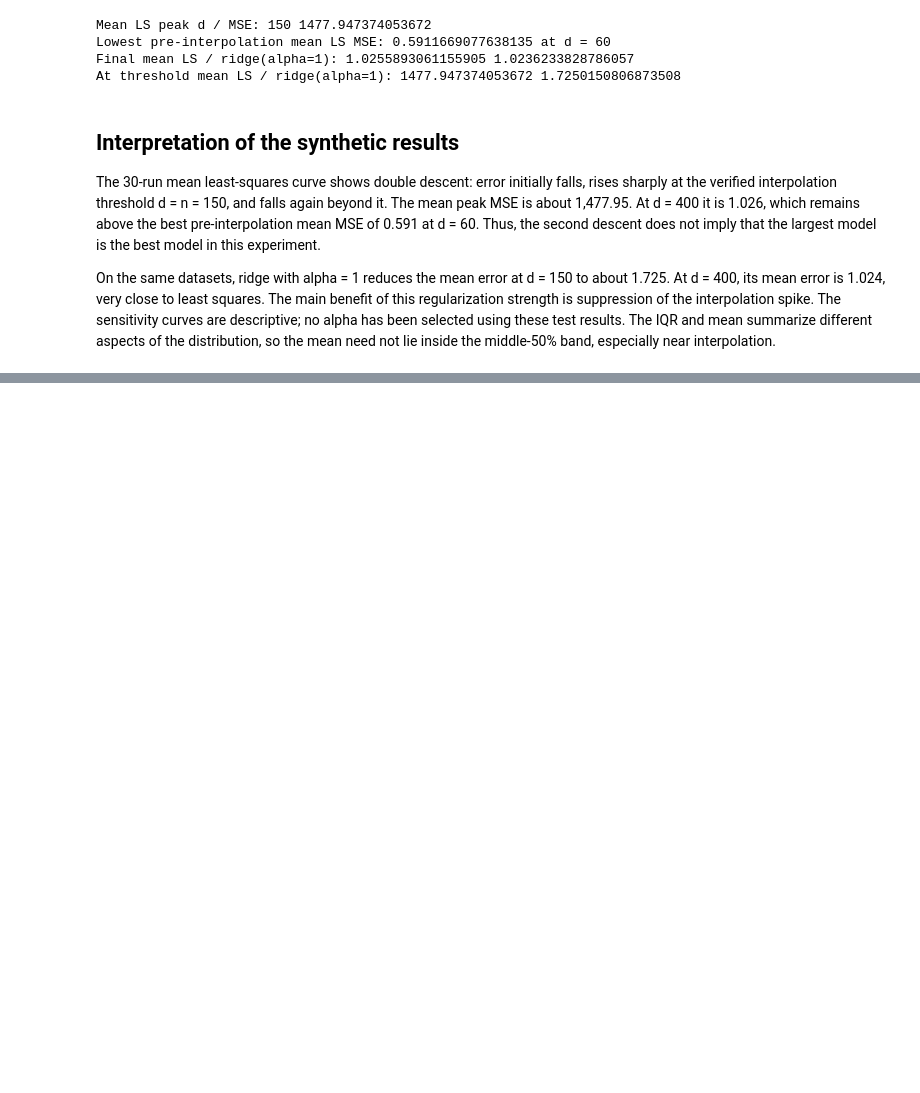
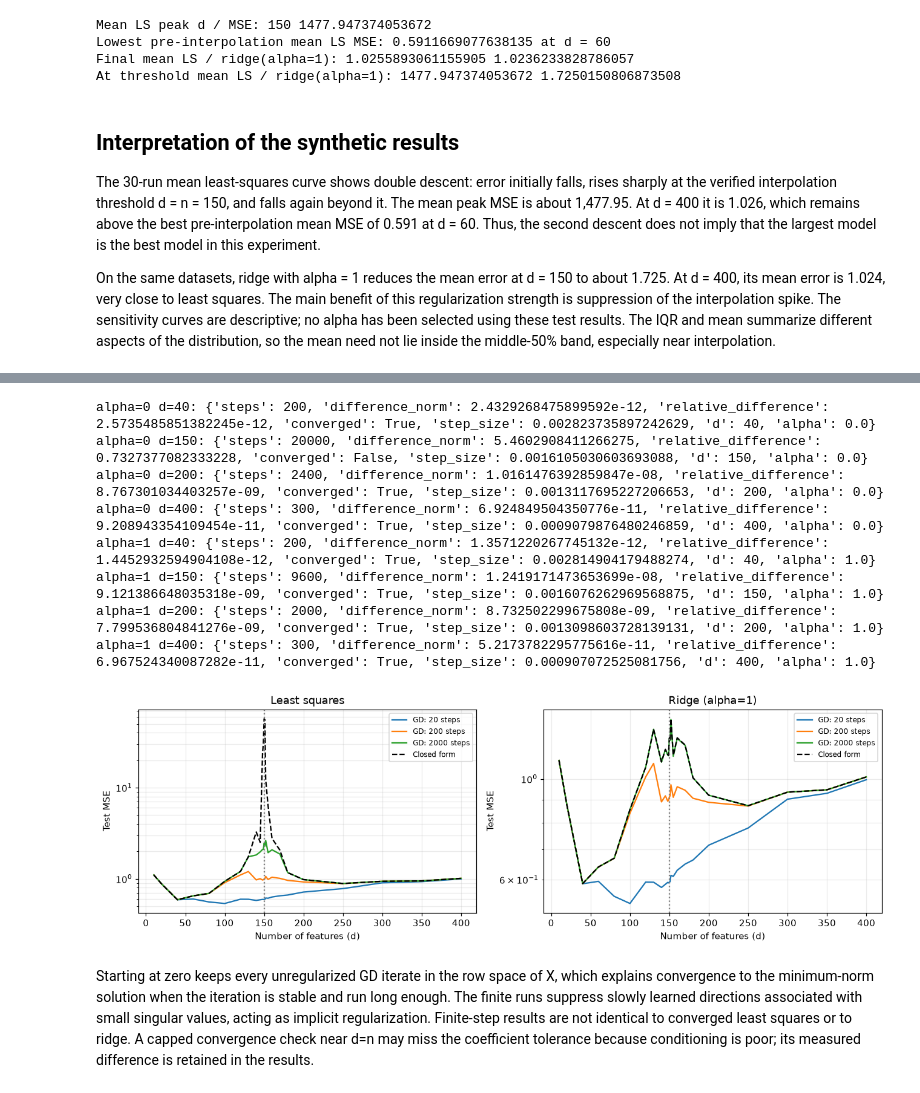
Before and after one commit to stelaamile/Machine-learning-project, a Jupyter notebook: notebooks/01_synthetic_double_descent.ipynb, the cells around one changed output, grey strips where cells are left out. Drawn from its saved outputs; the diff is of its cells as text; code cells hidden in the pictures; blank space fills up the shorter version.

Commit message:
Add gradient descent and ridge cross-validation; simplify project

```diff
--- a/notebooks/01_synthetic_double_descent.ipynb
+++ b/notebooks/01_synthetic_double_descent.ipynb
@@ -649,0 +654,53 @@ On the same datasets, ridge with alpha = 1 reduces the mean error at d = 150 to
+# %%
+import sys
+sys.path.insert(0, str(Path("../src").resolve()))
+from extensions import gradient_descent, gd_convergence_check
+
+GD_STEPS = [20, 200, 2000]
+gd_results = {"dimensions": D_VALUES, "steps": GD_STEPS, "seed": RANDOM_SEED,
+              "test_errors": {}, "checks": []}
+for alpha in [0.0, 1.0]:
+    errors = {str(k): [] for k in GD_STEPS}
+    closed_errors = []
+    for d in D_VALUES:
+        Xtr, Xte = X_train_full[:, :d], X_test_full[:, :d]
+        snapshots, eta = gradient_descent(Xtr, y_train, alpha, GD_STEPS)
+        reference = (fit_min_norm_least_squares(Xtr, y_train) if alpha == 0
+                     else fit_ridge_regression(Xtr, y_train, alpha))
+        closed_errors.append(mean_squared_error(y_test, Xte @ reference))
+        for k in GD_STEPS:
+            errors[str(k)].append(mean_squared_error(y_test, Xte @ snapshots[k]))
+        if d in [40, 150, 200, 400]:
+            check = gd_convergence_check(Xtr, y_train, reference, alpha)
+            check.update(d=int(d), alpha=alpha)
+            gd_results["checks"].append(check)
+            print(f"alpha={alpha:g} d={d}: {check}")
+    gd_results["test_errors"][str(alpha)] = errors
+    gd_results.setdefault("closed_test", {})[str(alpha)] = closed_errors
+
+fig, axes = plt.subplots(1, 2, figsize=(12, 4))
+for ax, alpha in zip(axes, [0.0, 1.0]):
+    for k in GD_STEPS:
+        ax.plot(D_VALUES, gd_results["test_errors"][str(alpha)][str(k)], label=f"GD: {k} steps")
+    ax.plot(D_VALUES, gd_results["closed_test"][str(alpha)], "k--", label="Closed form")
+    ax.axvline(N_TRAIN, color="grey", linestyle=":")
+    ax.set_yscale("log")
+    ax.set_xlabel("Number of features (d)")
+    ax.set_ylabel("Test MSE")
+    ax.set_title("Least squares" if alpha == 0 else "Ridge (alpha=1)")
+    ax.grid(True, which="both", alpha=0.25)
+    ax.legend(fontsize=8)
+fig.tight_layout()
+save_and_show("synthetic_gd")
+# %% [output]
+alpha=0 d=40: {'steps': 200, 'difference_norm': 2.4329268475899592e-12, 'relative_difference': 2.5735485851382245e-12, 'converged': True, 'step_size': 0.002823735897242629, 'd': 40, 'alpha': 0.0}
+alpha=0 d=150: {'steps': 20000, 'difference_norm': 5.4602908411266275, 'relative_difference': 0.7327377082333228, 'converged': False, 'step_size': 0.0016105030603693088, 'd': 150, 'alpha': 0.0}
+alpha=0 d=200: {'steps': 2400, 'difference_norm': 1.0161476392859847e-08, 'relative_difference': 8.767301034403257e-09, 'converged': True, 'step_size': 0.0013117695227206653, 'd': 200, 'alpha': 0.0}
+alpha=0 d=400: {'steps': 300, 'difference_norm': 6.924849504350776e-11, 'relative_difference': 9.208943354109454e-11, 'converged': True, 'step_size': 0.0009079876480246859, 'd': 400, 'alpha': 0.0}
+alpha=1 d=40: {'steps': 200, 'difference_norm': 1.3571220267745132e-12, 'relative_difference': 1.4452932594904108e-12, 'converged': True, 'step_size': 0.002814904179488274, 'd': 40, 'alpha': 1.0}
+alpha=1 d=150: {'steps': 9600, 'difference_norm': 1.2419171473653699e-08, 'relative_difference': 9.121386648035318e-09, 'converged': True, 'step_size': 0.0016076262969568875, 'd': 150, 'alpha': 1.0}
+alpha=1 d=200: {'steps': 2000, 'difference_norm': 8.732502299675808e-09, 'relative_difference': 7.799536804841276e-09, 'converged': True, 'step_size': 0.0013098603728139131, 'd': 200, 'alpha': 1.0}
+alpha=1 d=400: {'steps': 300, 'difference_norm': 5.2173782295775616e-11, 'relative_difference': 6.967524340087282e-11, 'converged': True, 'step_size': 0.000907072525081756, 'd': 400, 'alpha': 1.0}
+[figure, added]
+# %% [markdown]
+Starting at zero keeps every unregularized GD iterate in the row space of X, which explains convergence to the minimum-norm solution when the iteration is stable and run long enough. The finite runs suppress slowly learned directions associated with small singular values, acting as implicit regularization. Finite-step results are not identical to converged least squares or to ridge. A capped convergence check near d=n may miss the coefficient tolerance because conditioning is poor; its measured difference is retained in the results.
```
Also changed, not shown: parts of 1 cell of this notebook, 38 other files.
